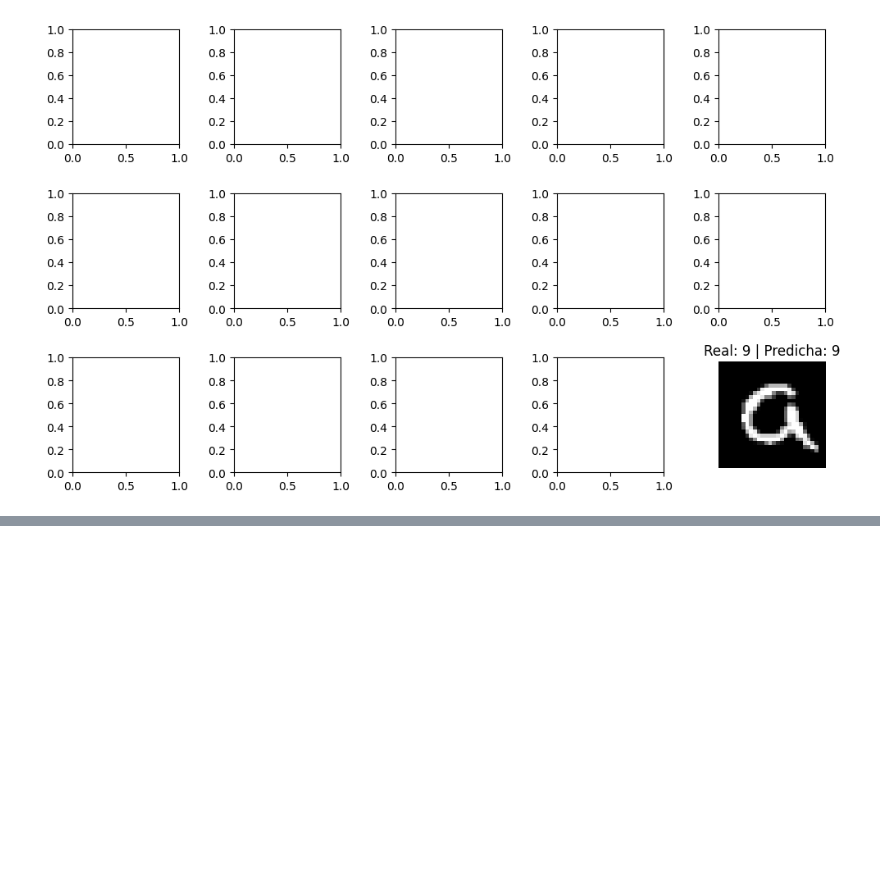
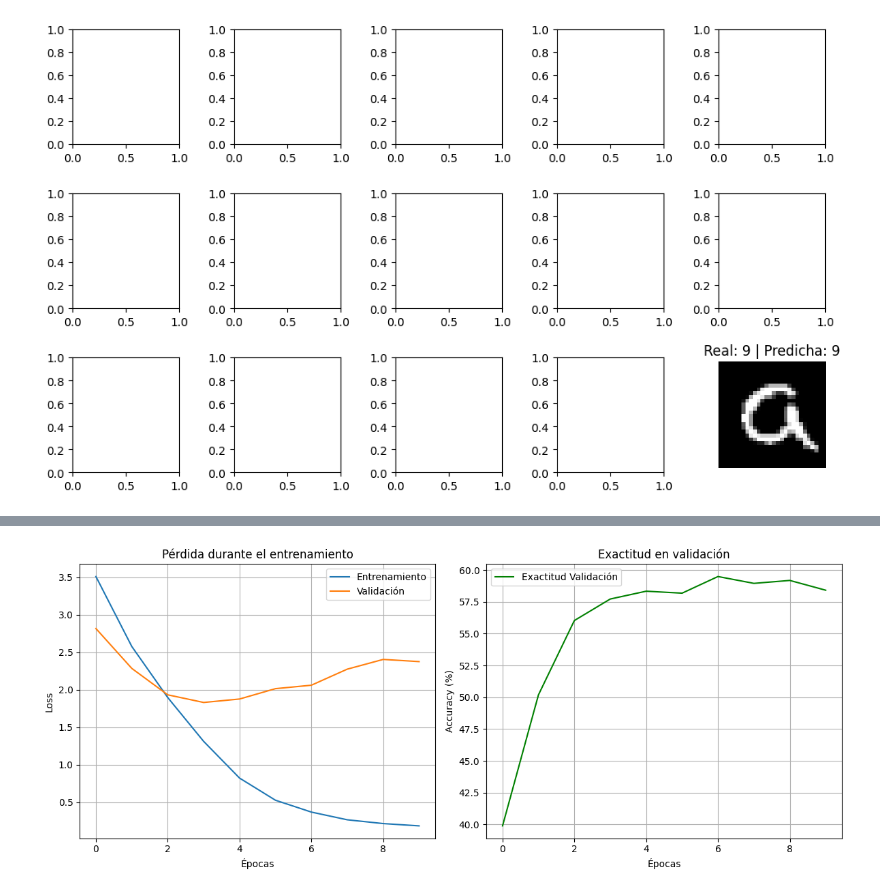
Before and after one commit to Tlacaelel97/PracticaCNN, a Jupyter notebook: practicaCNN.ipynb, the cells around one changed output, grey strips where cells are left out. Saved outputs shown, nothing was run; the diff lists cells and outputs as text; code cells hidden in the pictures; blank space fills up the shorter version.

```diff
--- a/practicaCNN.ipynb
+++ b/practicaCNN.ipynb
@@ -416,0 +739,73 @@ plt.show()
+# %%
+# ------------------------------------------------------------
+# 7. Entrenamiento con validación
+# ------------------------------------------------------------
+num_epochs = 10
+
+train_losses, val_losses = [], []
+val_accuracies = []
+
+for epoch in range(num_epochs):
+    # ---- Entrenamiento ----
+    model.train()
+    running_loss = 0.0
+    for images, labels in train_loader:
+        images, labels = images.to(device), labels.to(device)
+        optimizer.zero_grad()
+        outputs = model(images)
+        loss = criterion(outputs, labels)
+        loss.backward()
+        optimizer.step()
+        running_loss += loss.item()
+    train_loss = running_loss / len(train_loader)
+    train_losses.append(train_loss)
+
+    # ---- Validación ----
+    model.eval()
+    correct, total = 0, 0
+    val_loss = 0.0
+    with torch.no_grad():
+        for images, labels in val_loader:
+            images, labels = images.to(device), labels.to(device)
+            outputs = model(images)
+            loss = criterion(outputs, labels)
+            val_loss += loss.item()
+            _, predicted = torch.max(outputs, 1)
+            total += labels.size(0)
+            correct += (predicted == labels).sum().item()
+    val_acc = 100 * correct / total
+    val_losses.append(val_loss / len(val_loader))
+    val_accuracies.append(val_acc)
+
+    print(f"Época [{epoch+1}/{num_epochs}]  "
+          f"Train Loss: {train_loss:.4f}  "
+          f"Val Loss: {val_loss/len(val_loader):.4f}  "
+          f"Val Acc: {val_acc:.2f}%")
+
+# ------------------------------------------------------------
+# 8. Graficar métricas de entrenamiento
+# ------------------------------------------------------------
+plt.figure(figsize=(12,5))
+
+# --- Pérdida ---
+plt.subplot(1,2,1)
+plt.plot(train_losses, label='Entrenamiento')
+plt.plot(val_losses, label='Validación')
+plt.title('Pérdida durante el entrenamiento')
+plt.xlabel('Épocas')
+plt.ylabel('Loss')
+plt.legend()
+plt.grid(True)
+
+# --- Exactitud ---
+plt.subplot(1,2,2)
+plt.plot(val_accuracies, label='Exactitud Validación', color='green')
+plt.title('Exactitud en validación')
+plt.xlabel('Épocas')
+plt.ylabel('Accuracy (%)')
+plt.legend()
+plt.grid(True)
+
+plt.tight_layout()
+plt.show()
+# %% [output]
@@ -416,0 +822 @@ plt.show()
+[figure, added]
```
Also changed, not shown: parts of 15 cells of this notebook, 2 other files.
